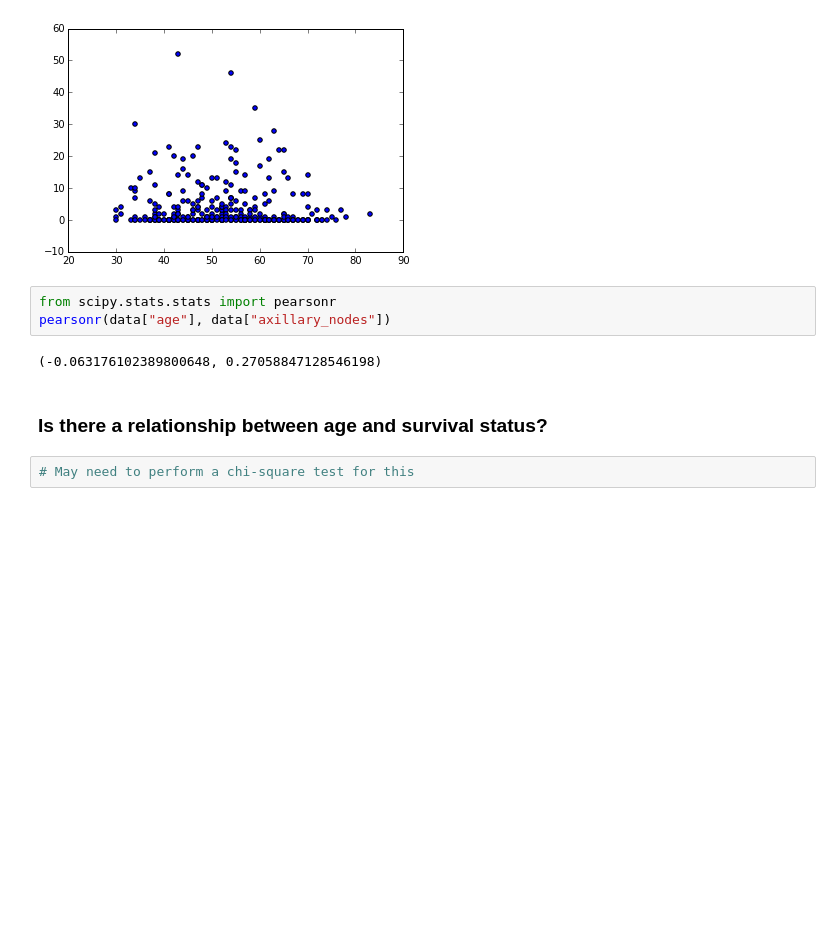
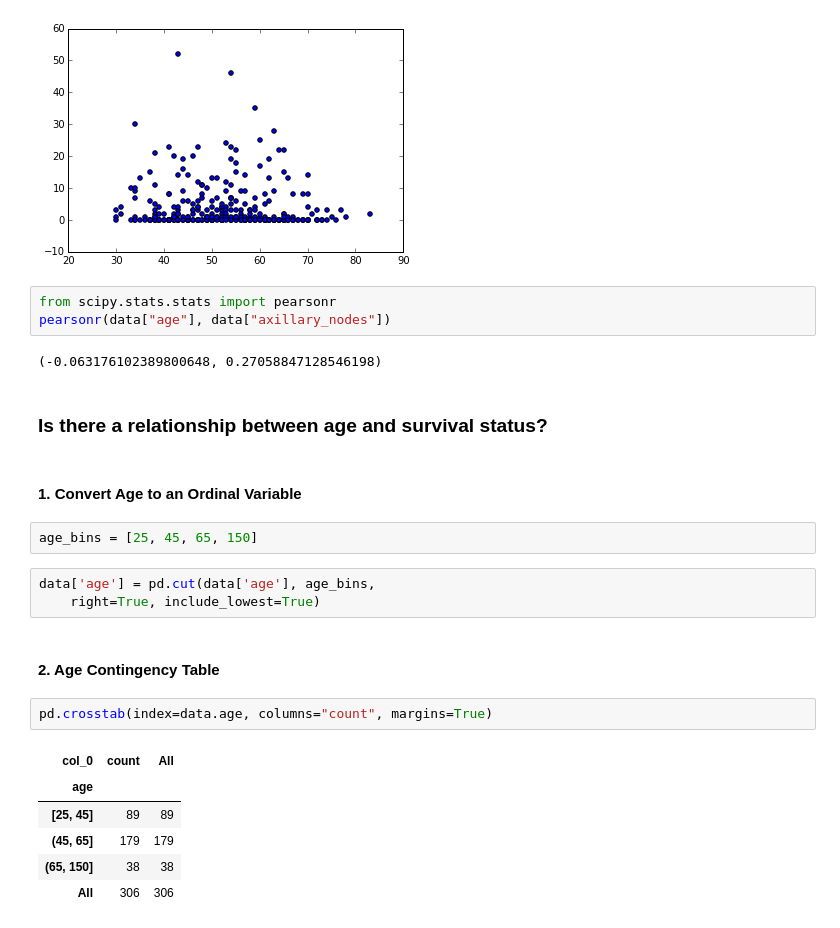
Before and after one commit to Deborah-Digges/inferential-stats, a Jupyter notebook: haberman-analysis/HabermanAnalysis.ipynb, the cells around one changed output. Drawn from its saved outputs; the diff is of its cells as text; blank space fills up the shorter version.

Commit message:
Add chi-square test for age and survival status

```diff
--- a/haberman-analysis/HabermanAnalysis.ipynb
+++ b/haberman-analysis/HabermanAnalysis.ipynb
@@ -111,5 +111,21 @@ pearsonr(data["age"], data["axillary_nodes"])
 (-0.063176102389800648, 0.27058847128546198)
 # %% [markdown]
 ### Is there a relationship between age and survival status?
-# %%
-# May need to perform a chi-square test for this
+# %% [markdown]
+#### 1. Convert Age to an Ordinal Variable
+# %%
+age_bins = [25, 45, 65, 150]
+# %%
+data['age'] = pd.cut(data['age'], age_bins,
+    right=True, include_lowest=True)
+# %% [markdown]
+#### 2. Age Contingency Table
+# %%
+pd.crosstab(index=data.age, columns="count", margins=True)
+# %% [output]
+| col_0 | count | All |
+| age |  |  |
+| [25, 45] | 89 | 89 |
+| (45, 65] | 179 | 179 |
+| (65, 150] | 38 | 38 |
+| All | 306 | 306 |
```
Also changed, not shown: parts of 6 cells of this notebook.
